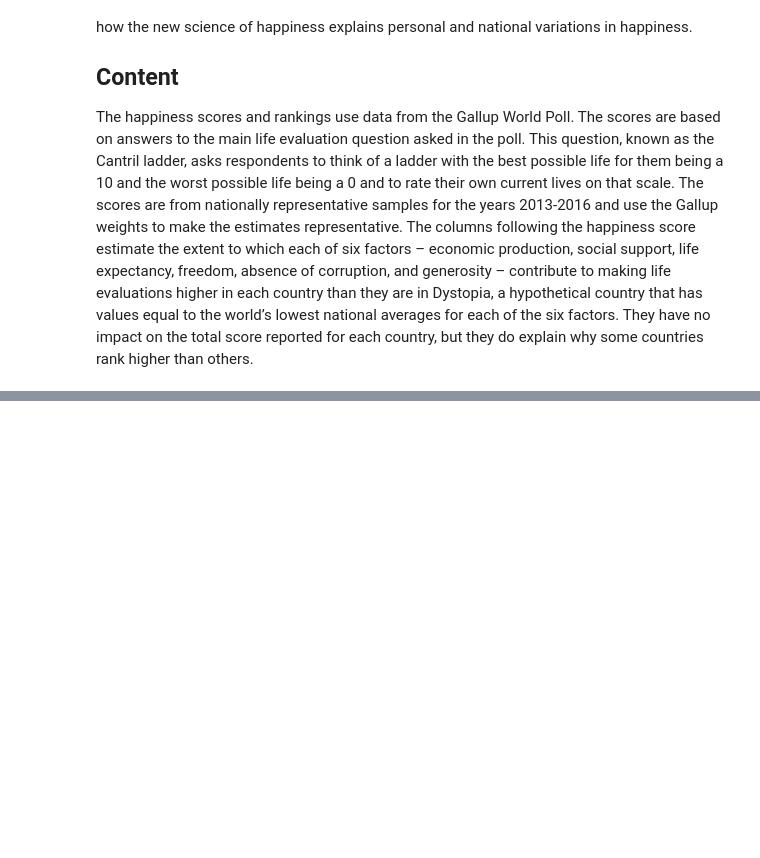
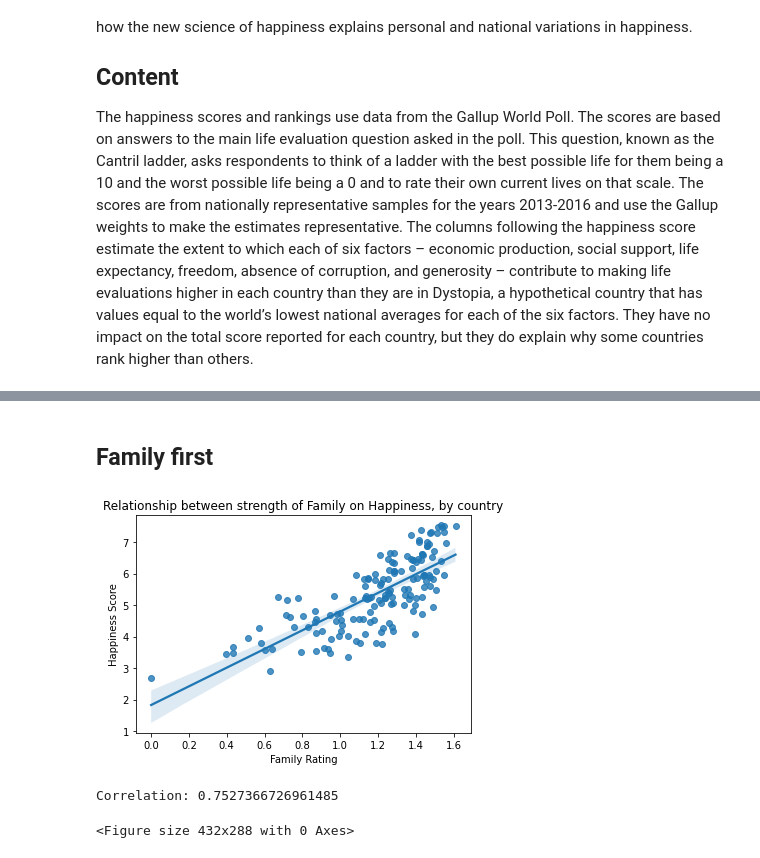
Before and after one commit to kyleyoshimoto/Happiness-EDA, a Jupyter notebook: Happiness-EDA.ipynb, the cells around one changed output, grey strips where cells are left out. Drawn from its saved outputs; the diff is of its cells as text; code cells hidden in the pictures; blank space fills up the shorter version.

```diff
--- a/Happiness-EDA.ipynb
+++ b/Happiness-EDA.ipynb
@@ -75,0 +164,22 @@ dtype: int64
+# %% [markdown]
+## Family first
+# %%
+sns.regplot(x = "Family", y = "Happiness.Score", data = happy2017)
+
+ax = plt.subplot()
+
+ax.set_xlabel("Family Rating")
+ax.set_ylabel("Happiness Score")
+
+plt.title("Relationship between strength of Family on Happiness, by country")
+
+plt.show()
+plt.clf()
+
+family_correlation = happy2017["Family"].corr(happy2017['Happiness.Score'])
+
+print("Correlation:", family_correlation)
+# %% [output]
+[figure, added]
+Correlation: 0.7527366726961485
+<Figure size 432x288 with 0 Axes>
```
Also changed, not shown: parts of 28 cells of this notebook.
